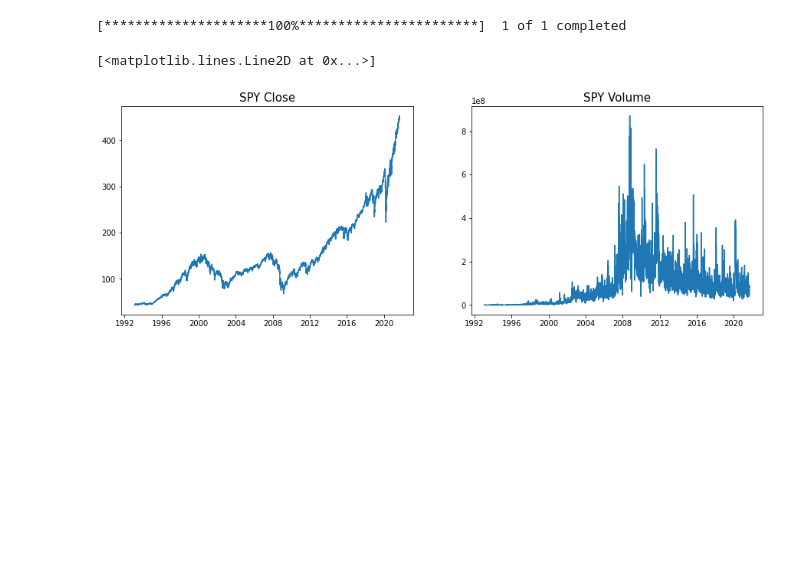
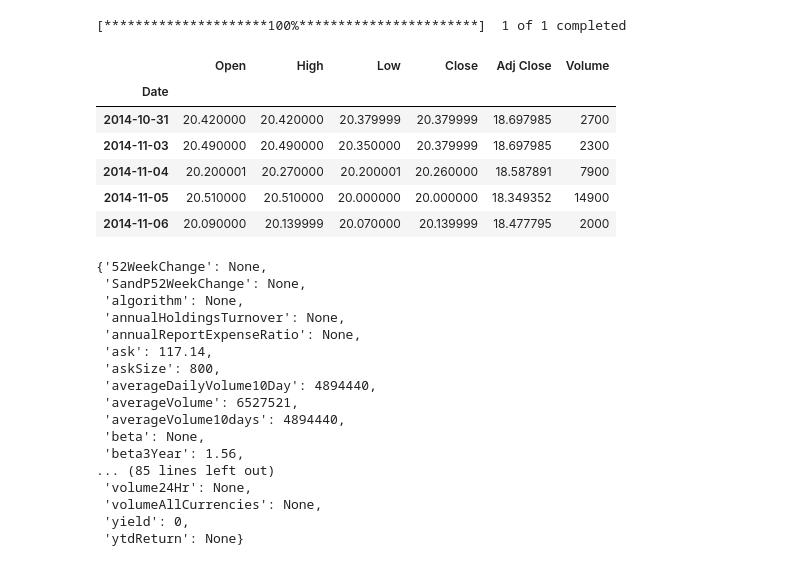
Before and after one commit to tzev/LinkedIn-Project, a Jupyter notebook: TradingSignals.ipynb, the cells around one changed output. Saved outputs shown, nothing was run; the diff lists cells and outputs as text; code cells hidden in the pictures; blank space fills up the shorter version.

```diff
--- a/TradingSignals.ipynb
+++ b/TradingSignals.ipynb
@@ -28,15 +24,34 @@ import matplotlib.pyplot as plt
-# %%
-spy_ticker = yf.Ticker('SPY')
-spy = yf.download('SPY')
-# %% [output]
-[*********************100%***********************]  1 of 1 completed
-# %%
-fig, ax = plt.subplots(nrows=1, ncols=2, sharex=True, figsize=(15,5))
-ax[0].set_title('SPY Close', fontsize=15)
-ax[0].plot(spy['Close'])
-ax[1].set_title('SPY Volume', fontsize=15)
-ax[1].plot(spy['Volume'])
-# %% [output]
-[<matplotlib.lines.Line2D at 0x...>]
-[figure, removed]
+# %%
+ark = yf.download('ARKK')
+ark.head()
+# %% [output]
+[*********************100%***********************]  1 of 1 completed
+|  | Open | High | Low | Close | Adj Close | Volume |
+| Date |  |  |  |  |  |  |
+| 2014-10-31 | 20.420000 | 20.420000 | 20.379999 | 20.379999 | 18.697985 | 2700 |
+| 2014-11-03 | 20.490000 | 20.490000 | 20.350000 | 20.379999 | 18.697985 | 2300 |
+| 2014-11-04 | 20.200001 | 20.270000 | 20.200001 | 20.260000 | 18.587891 | 7900 |
+| 2014-11-05 | 20.510000 | 20.510000 | 20.000000 | 20.000000 | 18.349352 | 14900 |
+| 2014-11-06 | 20.090000 | 20.139999 | 20.070000 | 20.139999 | 18.477795 | 2000 |
+# %%
+ark_ticker = yf.Ticker('ARKK')
+ark_ticker.info
+# %% [output]
+{'52WeekChange': None,
+ 'SandP52WeekChange': None,
+ 'algorithm': None,
+ 'annualHoldingsTurnover': None,
+ 'annualReportExpenseRatio': None,
+ 'ask': 117.14,
+ 'askSize': 800,
+ 'averageDailyVolume10Day': 4894440,
+ 'averageVolume': 6527521,
+ 'averageVolume10days': 4894440,
+ 'beta': None,
+ 'beta3Year': 1.56,
+... (85 lines left out)
+ 'volume24Hr': None,
+ 'volumeAllCurrencies': None,
+ 'yield': 0,
+ 'ytdReturn': None}
 # %%
```
Also changed, not shown: parts of 10 cells of this notebook.
